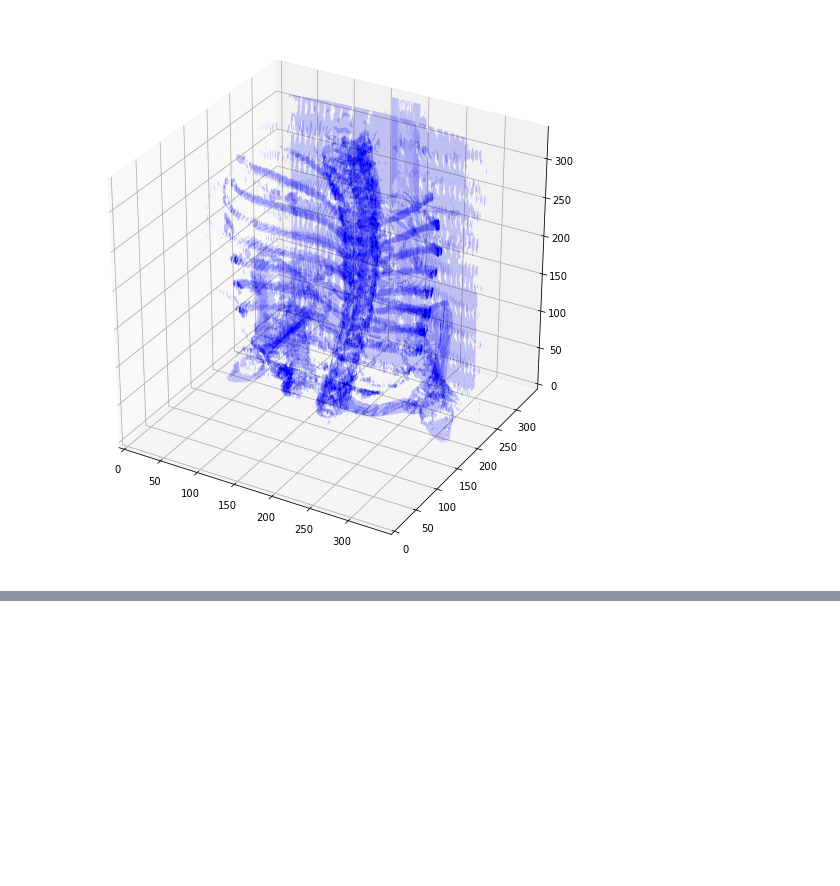
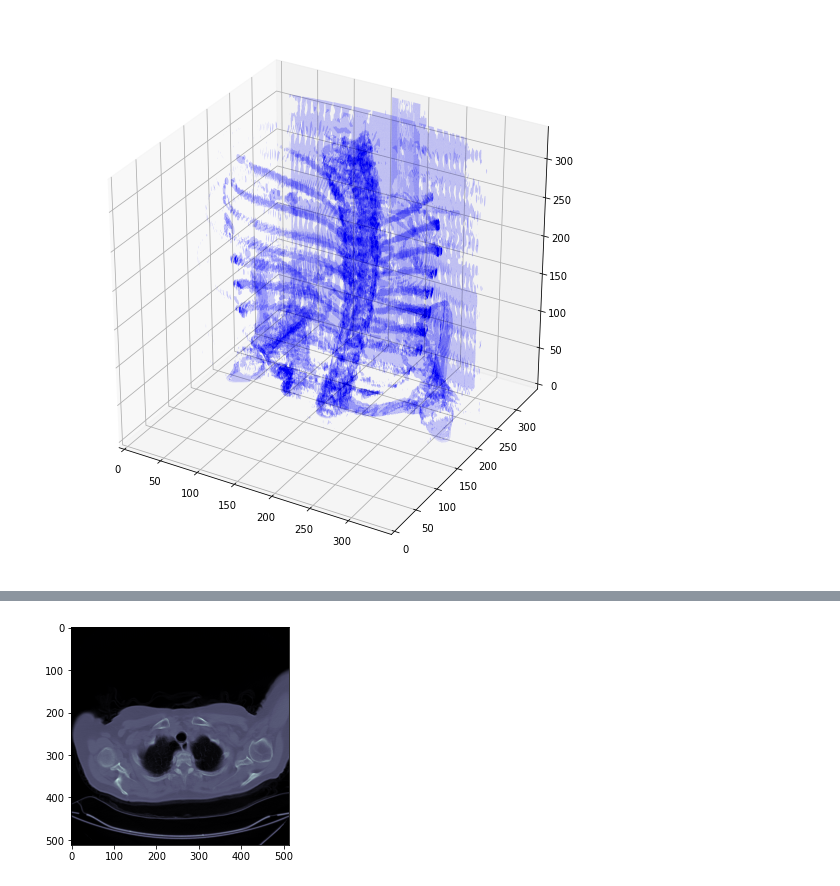
Before and after one commit to alibabaz/kaggle_osic_pulmonary_fibrosis, a Jupyter notebook: osic_explorations.ipynb, the cells around one changed output, grey strips where cells are left out. Cells and saved outputs as stored; diff of their text form; code cells hidden in the pictures; blank space fills up the shorter version.

```diff
--- a/osic_explorations.ipynb
+++ b/osic_explorations.ipynb
@@ -781,0 +814,7 @@ This is def upside down and it looks like there's some weird plate behind the sp
+# %%
+max_hu = ct_transformed_hu(max_sorted, replace=0)
+min_hu = ct_transformed_hu(min_sorted, replace=0)
+# %%
+plt.imshow(max_hu[10], cmap='bone');
+# %% [output]
+[figure, added]
```
Also changed, not shown: parts of 26 cells of this notebook.
